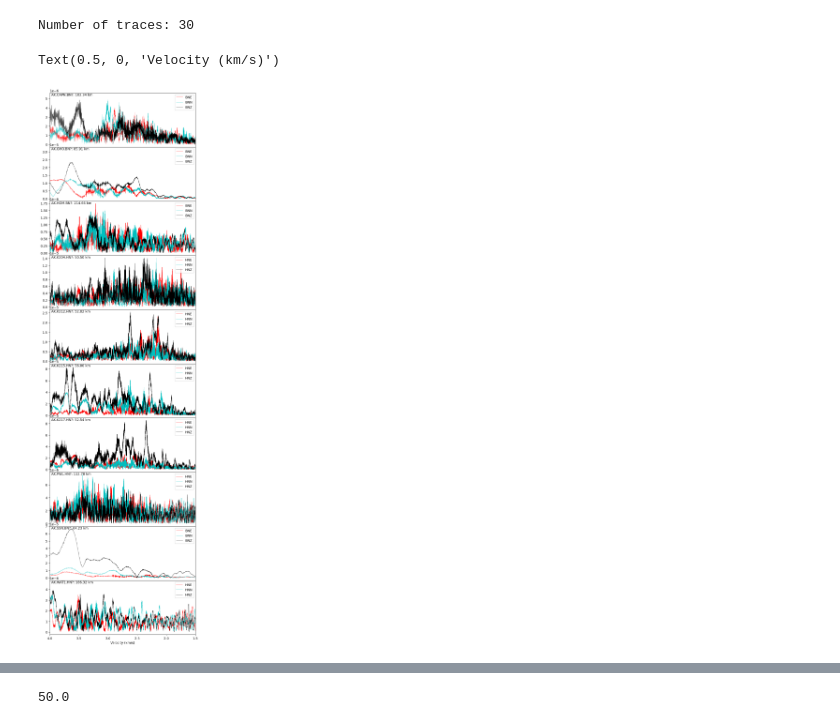
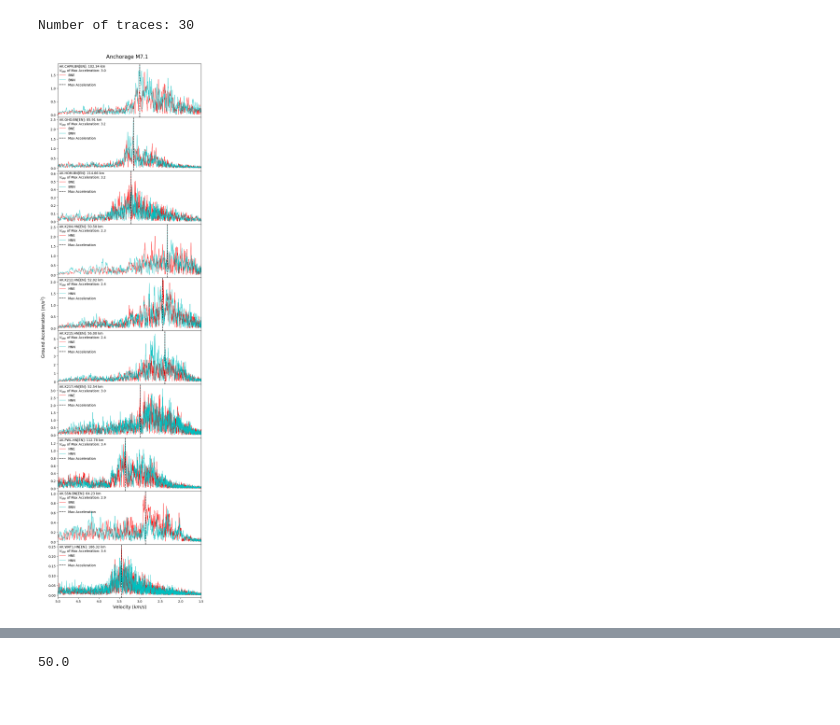
Before and after one commit to alexfozkos/ShakeMapsProcessor, a Jupyter notebook: Waveform Analysis/AppVel Anc2018.ipynb, the cells around one changed output, grey strips where cells are left out. Cells and saved outputs as stored; diff of their text form; code cells hidden in the pictures.

Commit message:
apparent velocity notebooks

```diff
--- a/Waveform Analysis/AppVel Anc2018.ipynb
+++ b/Waveform Analysis/AppVel Anc2018.ipynb
@@ -22,7 +22,7 @@ client = Client("IRIS")
 EV_NAME = 'Anc2018'
 # Earthquake variables
 # eq = uf.Earthquake(f'{uf.DATA_PATH}/AncScenarioGrids/Anc2018.xml')
-eq = uf.Earthquake(f'{uf.DATA_PATH}/misc/{EV_NAME}.xml')
+eq = uf.Earthquake(f'grids/{EV_NAME}.xml')
 eq_lat = eq.event['lat']
 eq_lon = eq.event['lon']
 eq_dep = eq.event['depth']
@@ -107,52 +107,77 @@ AK.WAT1..HNZ | 2018-11-30T17:29:29.008400Z - 2018-11-30T17:32:28.998400Z | 100.0
 [Use "print(Stream.__str__(extended=True))" to print all Traces]
 # %%
 n_tr = len(st)
+stringtotext = 'event, stationcode, hypodist, maxacc, vapp'
 print('Number of traces:', n_tr)
 alpha = 1
-lw = 0.5
-
-# st1 = st.copy()
+lw = 0.75
+fs=14
+vapp_list = []
+st1 = st.copy()
 # for i in len(st1):
 #     tr = st1[i]
 #     sample_rate = tr.stats.sampling_rate
 
 
 st1.attach_response(inv)
 st1 = st1.remove_response(output='ACC')
 
 fig, ax = plt.subplots(nrows=n_tr // 3, sharex=True, figsize=(8,n_tr))
 fig.subplots_adjust(hspace=0)
 for i in range(n_tr // 3):
-    sample = st[i*3].stats.channel[0]
-    chan = sample + channel[1:]
+    sample = st1[i*3].stats.channel[0]
+    chan = sample + channel[1] + '[EN]'
 
     code = st1[i*3].stats.station
     net = st1[i*3].stats.network
     distance = station_data[code]['hypo_dist']
 
     tr_e = st1[i*3].detrend('demean')
     tr_n = st1[i*3 + 1].detrend('demean')
     tr_z = st1[i*3 + 2].detrend('demean')
 
-    # tr_e = st1[i*3].detrend('demean')
-    # tr_n = st1[i*3 + 1].detrend('demean')
-    # tr_z = st1[i*3 + 2].detrend('demean')
+    env_e = envelope(tr_e.data)
+    env_n = envelope(tr_n.data)
+    env_z = envelope(tr_z.data)
+
+    h_max_acc = 0
+    h_max_ind = 0
+    h_max_time = 0
+    if np.max(env_e) >= np.max(env_n):
+        h_max_ind = np.argmax(env_e)
+        h_max_acc = np.max(env_n)
+        h_max_time = tr_e.times()[h_max_ind]
+    else:
+        h_max_ind = np.argmax(env_n)
+        h_max_acc = np.max(env_n)
+        h_max_time = tr_n.times()[h_max_ind]
+
+    # tr_e = st1[i*3]
+    # tr_n = st1[i*3 + 1]
+    # tr_z = st1[i*3 + 2]
 
     v_app_e = distance/tr_e.times()[1:]
     v_app_n = distance/tr_n.times()[1:]
     v_app_z = distance/tr_z.times()[1:]
+    h_max_vapp = distance/h_max_time
 
-    ax[i].plot(v_app_e, envelope(tr_e.data[1:]), c='r', label=tr_e.stats.channel, lw=lw, alpha=alpha)
-    ax[i].plot(v_app_n, envelope(tr_n.data[1:]), c='c', label=tr_n.stats.channel, lw=lw, alpha=alpha)
-    ax[i].plot(v_app_z, envelope(tr_z.data[1:]), c='k', label=tr_z.stats.channel, lw=lw, alpha=alpha)
-
-    ax[i].text(.01, .99, '%s.%s.%s: %.2f km' % (net, code, chan, distance), ha='left', va='top', transform=ax[i].transAxes)
-    ax[i].legend(loc='upper right')
+    ax[i].plot(v_app_e, env_e[1:], c='r', label=tr_e.stats.channel, lw=lw, alpha=alpha)
+    ax[i].plot(v_app_n, env_n[1:], c='c', label=tr_n.stats.channel, lw=lw, alpha=alpha)
+    # ax[i].plot(v_app_z, env_z[1:], c='k', label=tr_z.stats.channel, lw=lw, alpha=alpha)
+    ax[i].axvline(h_max_vapp, ls='--', lw=2*lw, c='k', label='Max Acceleration')
+    ax[i].text(.01, .98, '%s.%s.%s: %.2f km' % (net, code, chan, distance), ha='left', va='top', transform=ax[i].transAxes)
+    ax[i].text(.01, .91, r'$V_{app}$ of Max Acceleration: %.1f' % (np.round(h_max_vapp, 1)), ha='left', va='top', transform=ax[i].transAxes)
+    ax[i].legend(loc=(0.0, .55), frameon=False, fancybox=False)
     # ax[i].set_title('%s: %.2f km' % (code, distance))
+    vapp_list.append(h_max_vapp)
+    stringtotext += '\n%s, %s, %.2f, %.2f, %.2f' % (EV_NAME, code, distance, h_max_acc, h_max_vapp)
 # plt.xscale('log')
-plt.xlim(4, 1.5)
-plt.xlabel('Velocity (km/s)')
+plt.xlim(5, 1.5)
+plt.xlabel(r'Velocity $(km/s)$', fontsize=fs)
+fig.text(0.03, 0.5, r'Ground Acceleration $(m/s^2)$', va='center', rotation='vertical', fontsize=fs)
+fig.text(0.5, 0.89, f'Anchorage M7.1', ha='center', va='center', fontsize=fs+2)
+plt.savefig(f'Plots/{EV_NAME}.pdf')
+plt.show()
 # %% [output]
 Number of traces: 30
-Text(0.5, 0, 'Velocity (km/s)')
-[figure, old version]
+[figure, new version]
```
Also changed, not shown: parts of 4 cells of this notebook, 38 other files.
